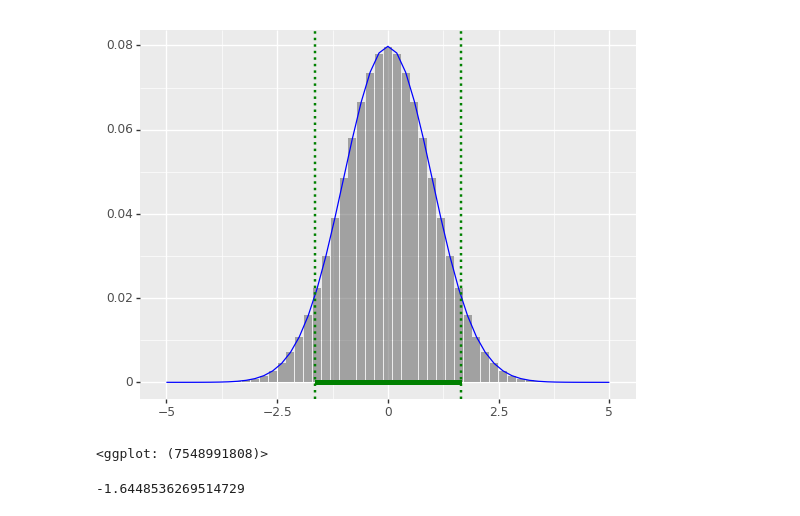
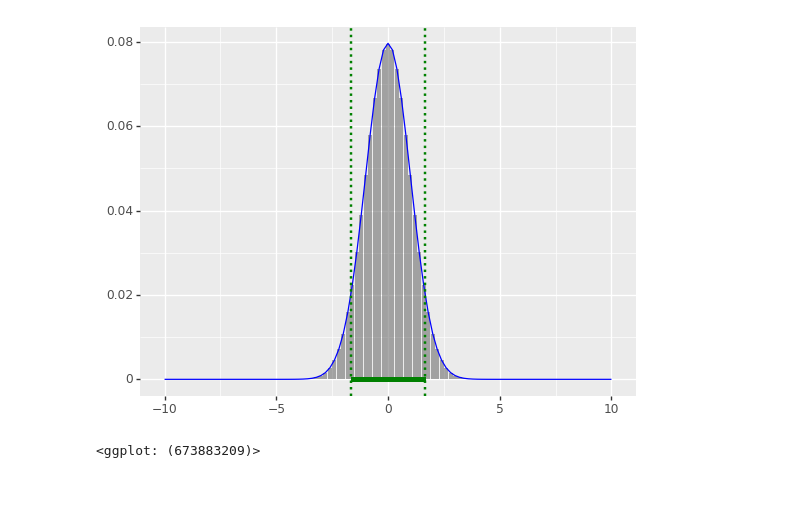
Before and after one commit to swenlaur/machine-learning-ii, a Jupyter notebook: practise-sessions/01/tutorials/clt_approximation.ipynb, the cells around one changed output. Saved outputs shown, nothing was run; the diff lists cells and outputs as text; code cells hidden in the pictures; blank space fills up the shorter version.

```diff
--- a/practise-sessions/01/tutorials/clt_approximation.ipynb
+++ b/practise-sessions/01/tutorials/clt_approximation.ipynb
@@ -18,0 +62,7 @@ print(mean,var)
+# %%
+mean, var, skew, kurt = binom.stats(100, 0.5, moments='mvsk')
+print(f'Binomial distribution binom(100, 5)\n - mean: {mean} variance {var}\n')
+mu = 50
+sigma = 5
+mean, var, skew, kurt = norm.stats(mu, sigma, moments='mvsk')
+print(f'Normal distribution normal({mu}, {sigma})\n - mean: {mean} variance {var}')
@@ -18,0 +78,6 @@ print(mean,var)
+# %%
+rv = binom(100, 0.5)
+rnorm = norm(loc=mu, scale=sigma)
+df = (DataFrame(range(101), columns=['x'])
+      .assign(pr=lambda df: rv.pmf(df['x']))
+      .assign(apr=lambda df: rnorm.cdf(df['x'] + 0.5) - rnorm.cdf(df['x'] - 0.5)))
@@ -19,23 +127,20 @@ print(mean,var)
 # %%
-df = (DataFrame({'x': list(range(25,76,1))})
+rv = binom(100, 0.5)
+df = (DataFrame({'x': list(range(0,101))})
       .assign(pr = lambda df: rv.pmf(df['x']))
       .assign(z = lambda df: (df['x']-50)/(10*0.5))
-      .assign(apr = lambda df: norm.pdf(df['z'])/5))
+      .assign(apr = lambda df: norm.cdf(df['z']+0.5/(10*0.5)) - norm.cdf(df['z']-0.5/(10*0.5))))
 # %%
 p = ggplot(df)
 p = p + geom_col(aes(x = 'z', y = 'pr'), alpha=0.5)
 p = p + geom_line(aes(x = 'z', y='apr'), color='blue')
 p = p + geom_segment(x=norm.ppf(0.05), xend=norm.ppf(0.95), y=0, yend=0, color="green", size=2)
 p = p + geom_vline(xintercept=norm.ppf(0.05), color = 'green', linetype=':', size=1)
 p = p + geom_vline(xintercept=norm.ppf(0.95), color = 'green', linetype=':', size=1)
 p = p + scale_x_continuous(name = "")
 p = p + scale_y_continuous(name = "")
-p.save('normal_approximation.pdf', path='results', height=6, width=12, verbose=False)
 display(p)
+#p.save('normal_approximation.pdf', path='results', height=6, width=12, verbose=False)
 # %% [output]
-[figure, old version]
+[figure, new version]
-<ggplot: (7548991808)>
+<ggplot: (673883209)>
-# %%
-norm.ppf(0.05)
-# %% [output]
--1.6448536269514729
```
Also changed, not shown: parts of 9 cells of this notebook, 2 other files.
